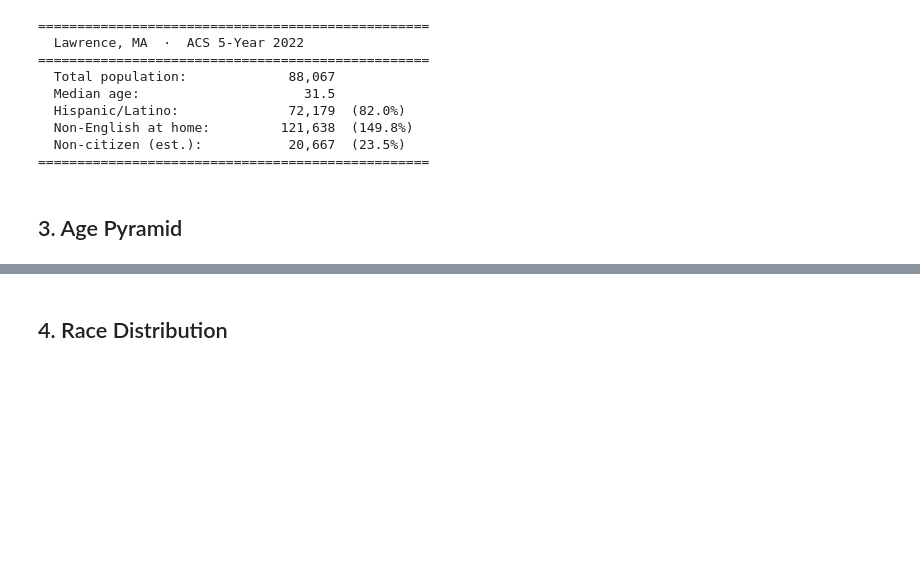
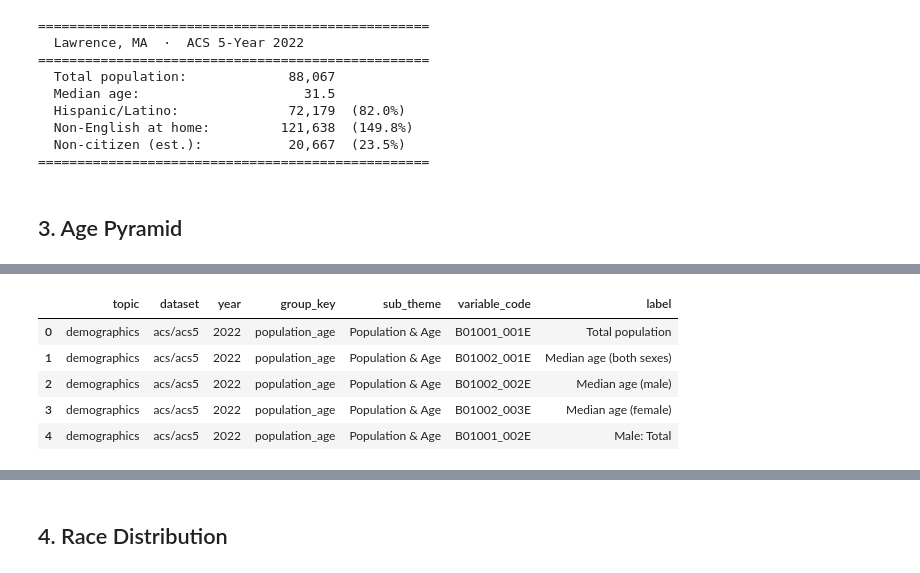
Before and after one commit to pandeyrb/gatewayinitiative-census-downloader, a Jupyter notebook: example.ipynb, the cells around one changed output, grey strips where cells are left out. Drawn from its saved outputs; the diff is of its cells as text; code cells hidden in the pictures; blank space fills up the shorter version.

```diff
--- a/example.ipynb
+++ b/example.ipynb
@@ -101,0 +142,11 @@ print("=" * 50)
+# %%
+pop_age = code_df[code_df['group_key']=='population_age']
+# %%
+pop_age.head()
+# %% [output]
+|  | topic | dataset | year | group_key | sub_theme | variable_code | label |
+| 0 | demographics | acs/acs5 | 2022 | population_age | Population & Age | B01001_001E | Total population |
+| 1 | demographics | acs/acs5 | 2022 | population_age | Population & Age | B01002_001E | Median age (both sexes) |
+| 2 | demographics | acs/acs5 | 2022 | population_age | Population & Age | B01002_002E | Median age (male) |
+| 3 | demographics | acs/acs5 | 2022 | population_age | Population & Age | B01002_003E | Median age (female) |
+| 4 | demographics | acs/acs5 | 2022 | population_age | Population & Age | B01001_002E | Male: Total |
```
Also changed, not shown: parts of 18 cells of this notebook, 1 other file.
